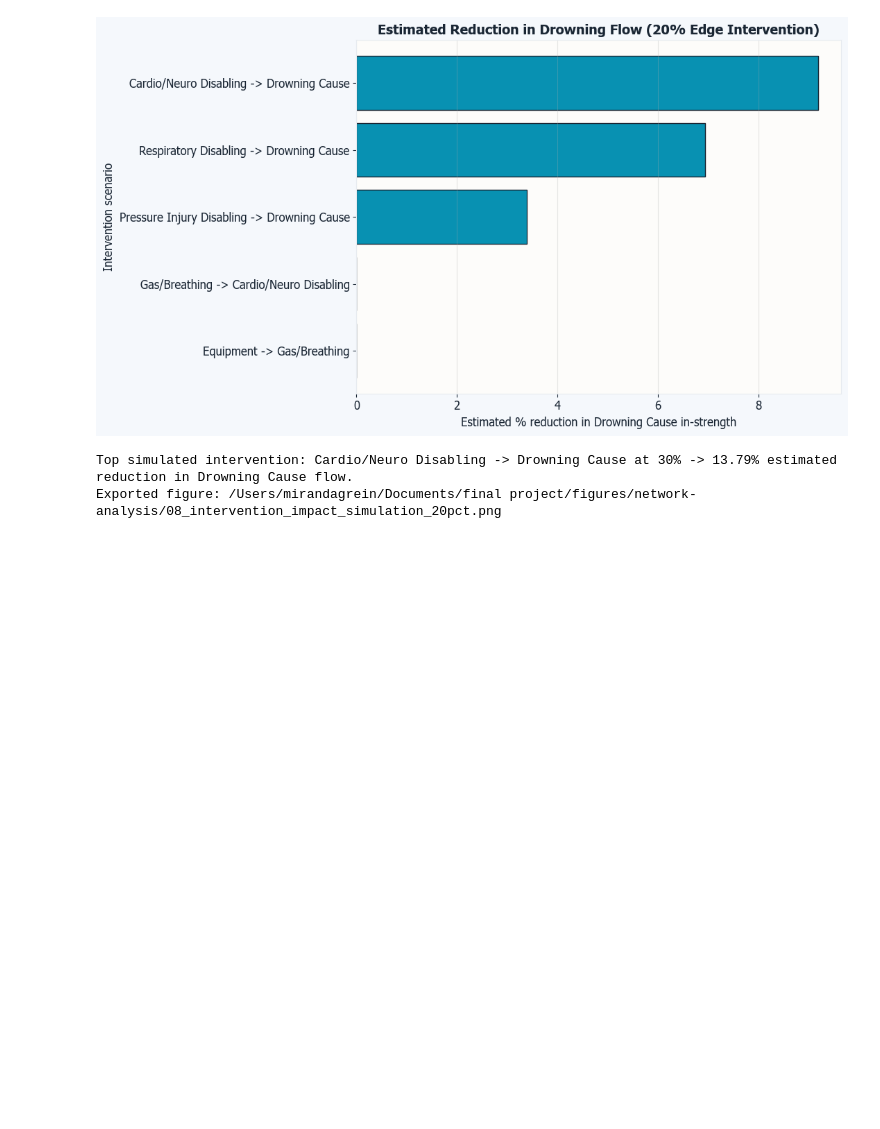
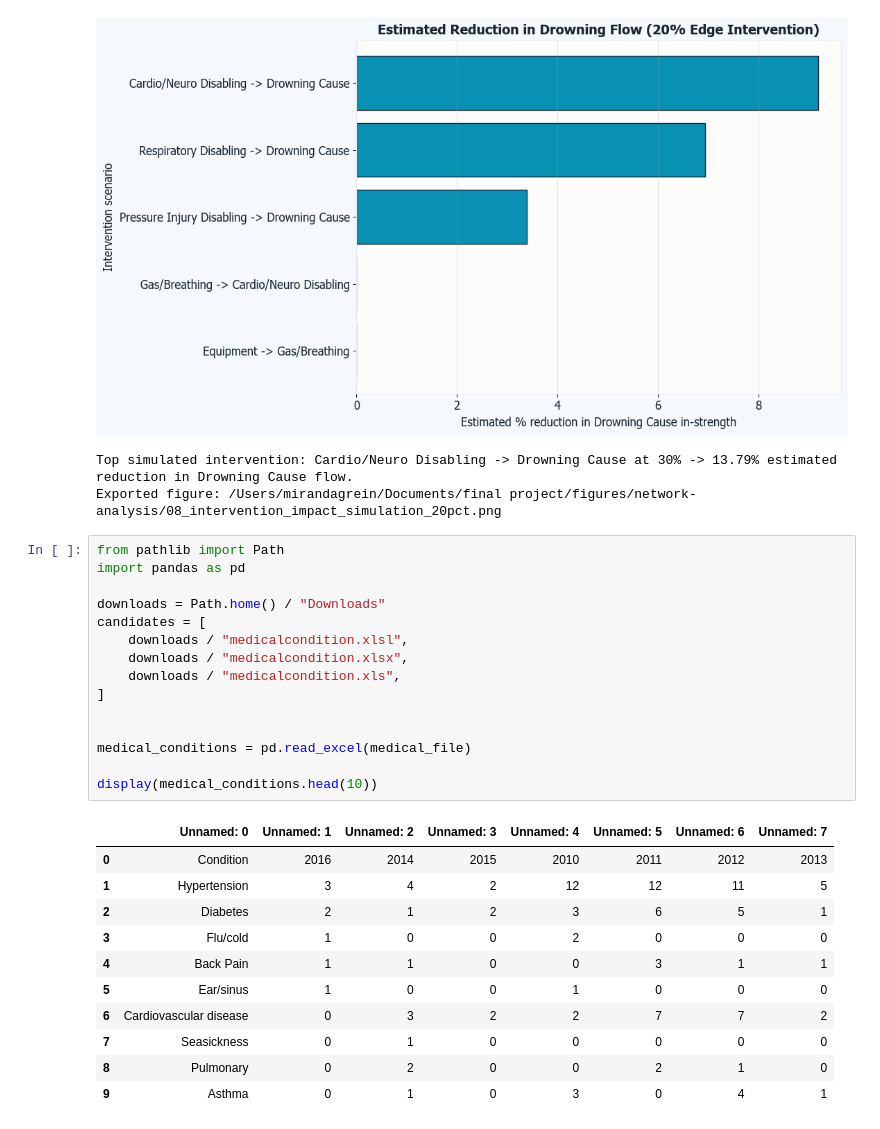
Before and after one commit to mirandagrein/Scuba-Diving-Draft, a Jupyter notebook: Code.ipynb, the cells around one changed output. Saved outputs shown, nothing was run; the diff lists cells and outputs as text; blank space fills up the shorter version.

```diff
--- a/Code.ipynb
+++ b/Code.ipynb
@@ -1542,3 +1542,30 @@ Percent reduction in Drowning Cause by intervention level:
 [figure]
 Top simulated intervention: Cardio/Neuro Disabling -> Drowning Cause at 30% -> 13.79% estimated reduction in Drowning Cause flow.
 Exported figure: /Users/mirandagrein/Documents/final project/figures/network-analysis/08_intervention_impact_simulation_20pct.png
+# %%
+from pathlib import Path
+import pandas as pd
+
+downloads = Path.home() / "Downloads"
+candidates = [
+    downloads / "medicalcondition.xlsl",
+    downloads / "medicalcondition.xlsx",
+    downloads / "medicalcondition.xls",
+]
+
+
+medical_conditions = pd.read_excel(medical_file)
+
+display(medical_conditions.head(10))
+# %% [output]
+|  | Unnamed: 0 | Unnamed: 1 | Unnamed: 2 | Unnamed: 3 | Unnamed: 4 | Unnamed: 5 | Unnamed: 6 | Unnamed: 7 |
+| 0 | Condition | 2016 | 2014 | 2015 | 2010 | 2011 | 2012 | 2013 |
+| 1 | Hypertension | 3 | 4 | 2 | 12 | 12 | 11 | 5 |
+| 2 | Diabetes | 2 | 1 | 2 | 3 | 6 | 5 | 1 |
+| 3 | Flu/cold | 1 | 0 | 0 | 2 | 0 | 0 | 0 |
+| 4 | Back Pain | 1 | 1 | 0 | 0 | 3 | 1 | 1 |
+| 5 | Ear/sinus | 1 | 0 | 0 | 1 | 0 | 0 | 0 |
+| 6 | Cardiovascular disease | 0 | 3 | 2 | 2 | 7 | 7 | 2 |
+| 7 | Seasickness | 0 | 1 | 0 | 0 | 0 | 0 | 0 |
+| 8 | Pulmonary | 0 | 2 | 0 | 0 | 2 | 1 | 0 |
+| 9 | Asthma | 0 | 1 | 0 | 3 | 0 | 4 | 1 |
```
Also changed, not shown: parts of 12 cells of this notebook, 3 other files.
